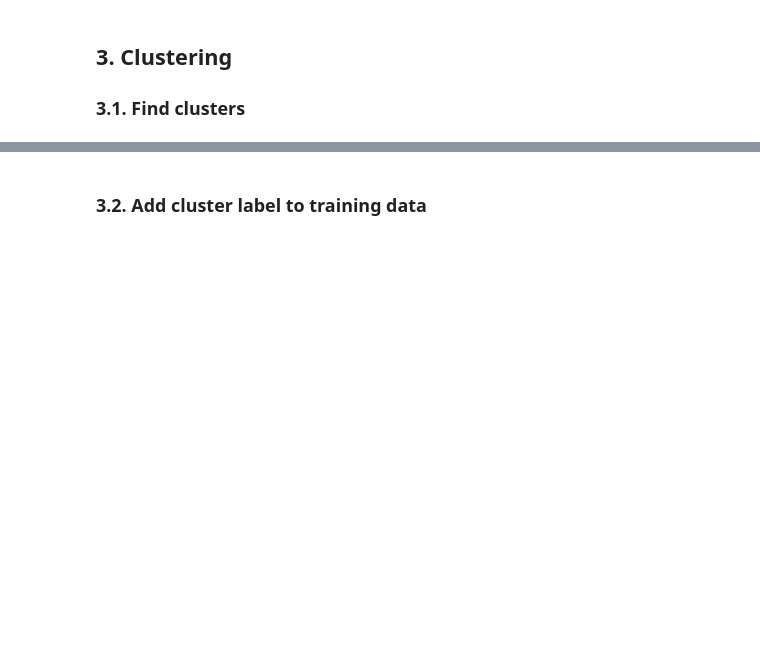
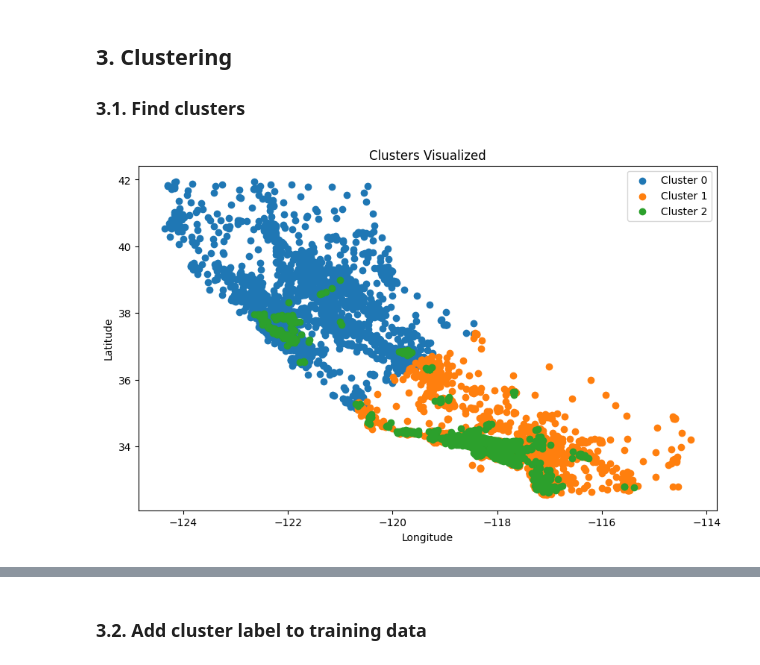
Before and after one commit to 4GeeksAcademy/tdestryk-gperdrizet-k-means-project, a Jupyter notebook: src/mvp.ipynb, the cells around one changed output, grey strips where cells are left out. Cells and saved outputs as stored; diff of their text form; code cells hidden in the pictures; blank space fills up the shorter version.

Commit message:
KMean

```diff
--- a/src/mvp.ipynb
+++ b/src/mvp.ipynb
@@ -63,3 +78,18 @@ memory usage: 483.9 KB
+# %%
+from sklearn.preprocessing import StandardScaler
+
+# Initialize the scaler
+scaler = StandardScaler()
+
+# Fit and transform the training data
+scaled_train_data = scaler.fit_transform(train_data)
+
+# Apply the same transformation to the test data
+scaled_test_data = scaler.transform(test_data)
+
+# Convert scaled data back to a DataFrame for easier interpretation (optional)
+scaled_train_df = pd.DataFrame(scaled_train_data, columns=data_df.columns)
+scaled_test_df = pd.DataFrame(scaled_test_data, columns=data_df.columns)
 # %% [markdown]
 ## 3. Clustering
 
@@ -68,0 +97,29 @@ memory usage: 483.9 KB
+# %%
+from sklearn.cluster import KMeans
+import matplotlib.pyplot as plt
+
+# Define the number of clusters (you can adjust this)
+k = 3  # Initial guess for number of clusters
+
+# Initialize and fit K-means
+kmeans = KMeans(n_clusters=k, random_state=42)
+kmeans.fit(scaled_train_data)
+
+# Predict clusters for training and test data
+train_data['Cluster'] = kmeans.labels_
+test_data['Cluster'] = kmeans.predict(scaled_test_data)
+# %%
+plt.figure(figsize=(10, 6))
+
+# Plot each cluster
+for cluster in range(k):
+    cluster_data = train_data[train_data['Cluster'] == cluster]
+    plt.scatter(cluster_data['Longitude'], cluster_data['Latitude'], label=f'Cluster {cluster}')
+
+plt.title('Clusters Visualized')
+plt.xlabel('Longitude')
+plt.ylabel('Latitude')
+plt.legend()
+plt.show()
+# %% [output]
+[figure, added]
```
Also changed, not shown: parts of 21 cells of this notebook.
